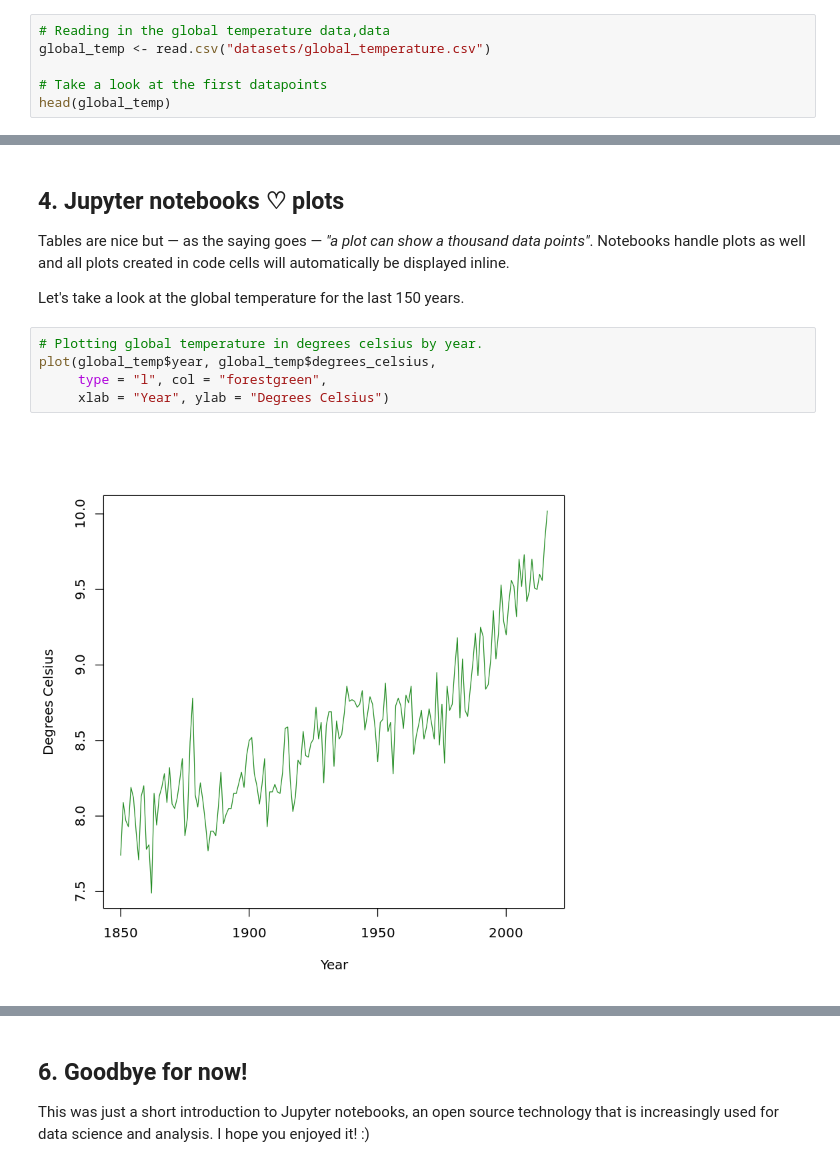
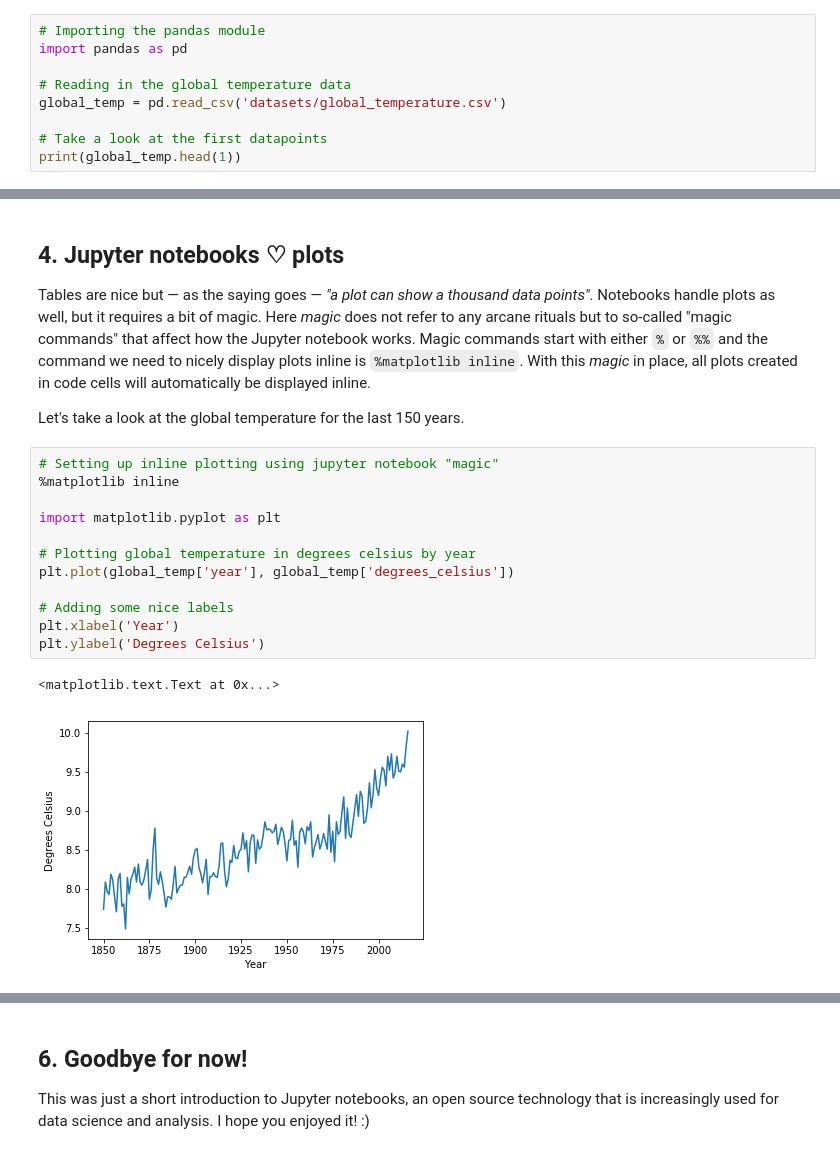
Before and after one commit to sisi-huang/Datacamp_projects_solutions, a Jupyter notebook: Introduction to DataCamp Projects/notebook.ipynb, the cells around one changed output, grey strips where cells are left out. Saved outputs shown, nothing was run; the diff lists cells and outputs as text.

```diff
--- a/Introduction to DataCamp Projects/notebook.ipynb
+++ b/Introduction to DataCamp Projects/notebook.ipynb
@@ -29,7 +28,10 @@ greet("zerina", "H")
 # %%
-# Reading in the global temperature data,data
-global_temp <- read.csv("datasets/global_temperature.csv")
+# Importing the pandas module
+import pandas as pd
+
+# Reading in the global temperature data
+global_temp = pd.read_csv('datasets/global_temperature.csv')
 
 # Take a look at the first datapoints
-head(global_temp)
+print(global_temp.head(1))
 # %% [output]
@@ -43,11 +40,19 @@ head(global_temp)
 # %% [markdown]
 ## 4. Jupyter notebooks ♡ plots
-<p>Tables are nice but — as the saying goes — <em>"a plot can show a thousand data points"</em>. Notebooks handle plots as well and all plots created in code cells will automatically be displayed inline. </p>
+<p>Tables are nice but — as the saying goes — <em>"a plot can show a thousand data points"</em>. Notebooks handle plots as well, but it requires a bit of magic. Here <em>magic</em> does not refer to any arcane rituals but to so-called "magic commands" that affect how the Jupyter notebook works. Magic commands start with either <code>%</code> or <code>%%</code> and the command we need to nicely display plots inline is <code>%matplotlib inline</code>. With this <em>magic</em> in place, all plots created in code cells will automatically be displayed inline. </p>
 <p>Let's take a look at the global temperature for the last 150 years.</p>
 # %%
-# Plotting global temperature in degrees celsius by year.
-plot(global_temp$year, global_temp$degrees_celsius,
-     type = "l", col = "forestgreen",
-     xlab = "Year", ylab = "Degrees Celsius")
+# Setting up inline plotting using jupyter notebook "magic"
+%matplotlib inline
+
+import matplotlib.pyplot as plt
+
+# Plotting global temperature in degrees celsius by year
+plt.plot(global_temp['year'], global_temp['degrees_celsius'])
+
+# Adding some nice labels
+plt.xlabel('Year')
+plt.ylabel('Degrees Celsius')
 # %% [output]
+<matplotlib.text.Text at 0x...>
-[figure, old version]
+[figure, new version]
```
Also changed, not shown: parts of 10 cells of this notebook.
